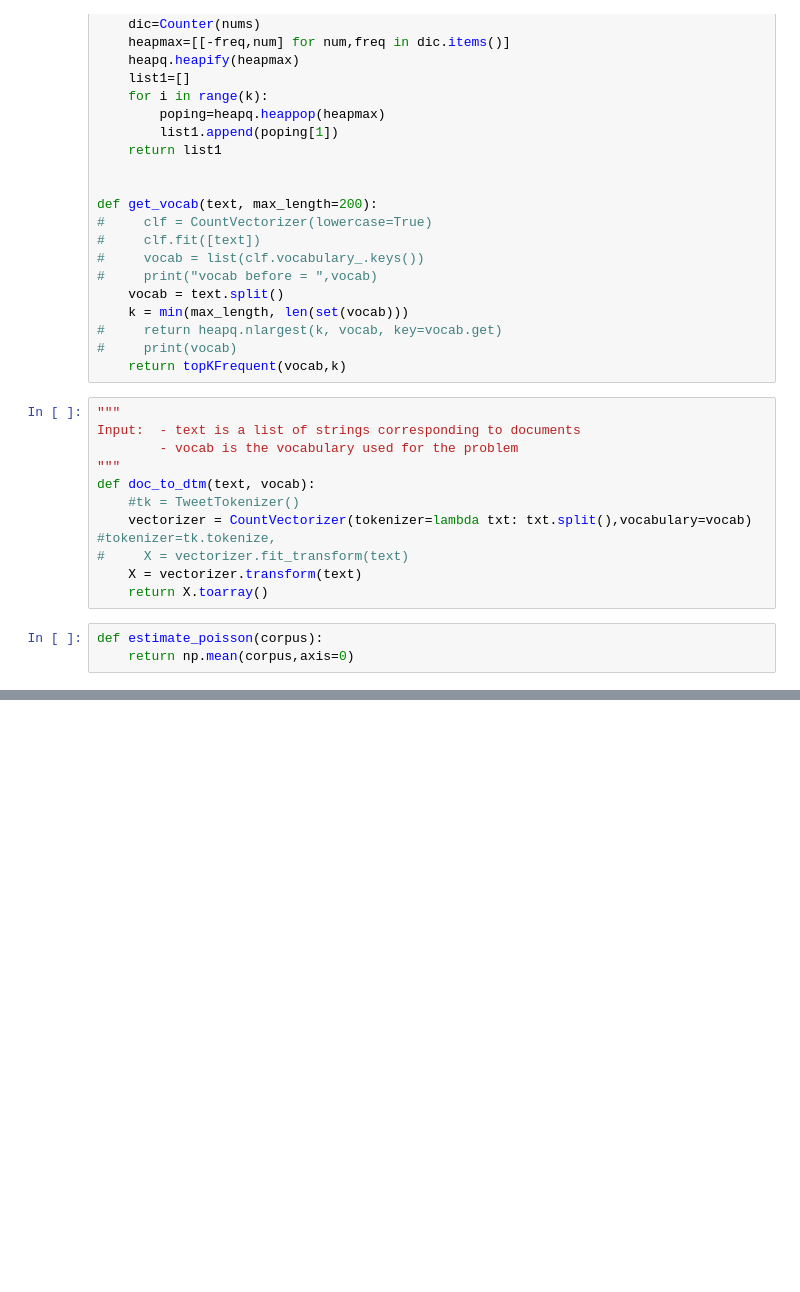
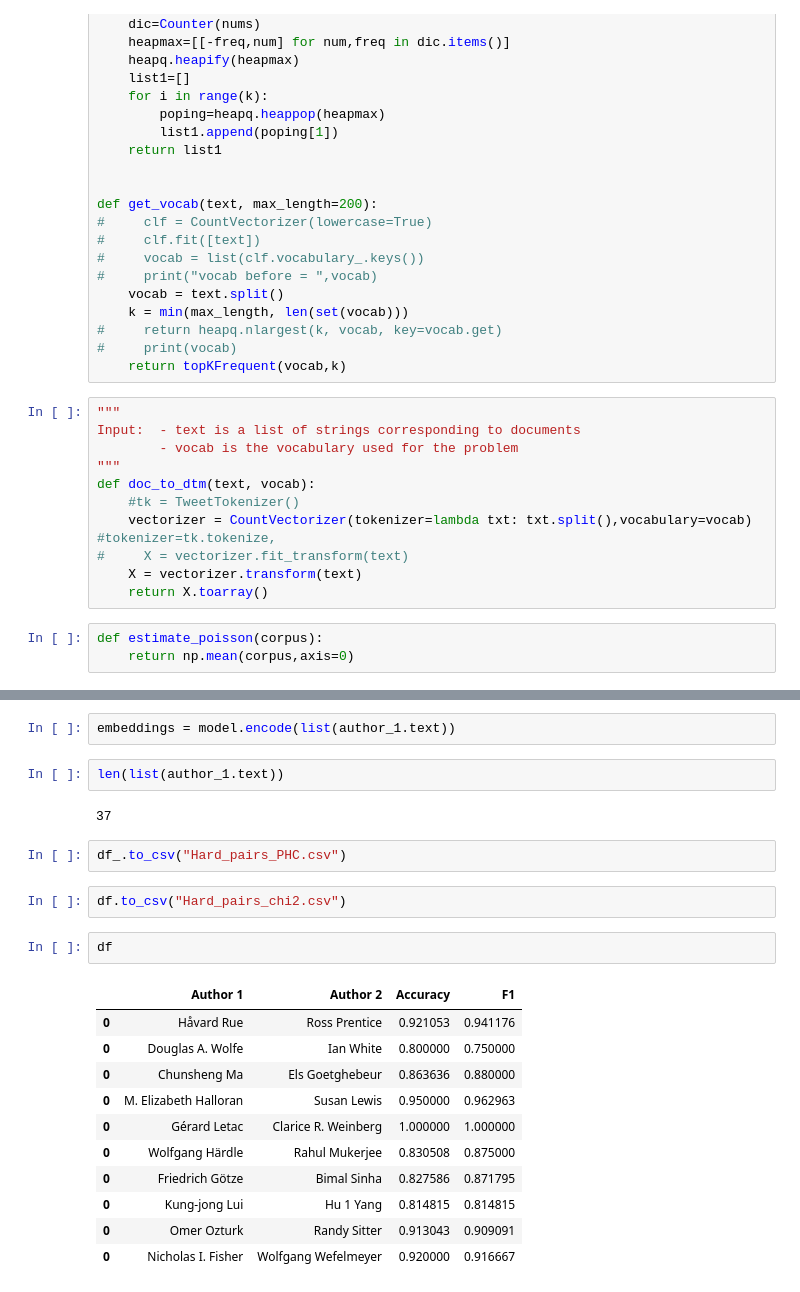
Before and after one commit to Gabriel78110/NLP-authorship, a Jupyter notebook: HC_from_scratch.ipynb, the cells around one changed output, grey strips where cells are left out. Cells and saved outputs as stored; diff of their text form; blank space fills up the shorter version.

```diff
--- a/HC_from_scratch.ipynb
+++ b/HC_from_scratch.ipynb
@@ -171,3 +241,27 @@ Accuracy on test set = 0.8421052631578947
+# %%
+embeddings = model.encode(list(author_1.text))
+# %%
+len(list(author_1.text))
+# %% [output]
+37
+# %%
+df_.to_csv("Hard_pairs_PHC.csv")
+# %%
+df.to_csv("Hard_pairs_chi2.csv")
+# %%
+df
+# %% [output]
+|  | Author 1 | Author 2 | Accuracy | F1 |
+| 0 | Håvard Rue | Ross Prentice | 0.921053 | 0.941176 |
+| 0 | Douglas A. Wolfe | Ian White | 0.800000 | 0.750000 |
+| 0 | Chunsheng Ma | Els Goetghebeur | 0.863636 | 0.880000 |
+| 0 | M. Elizabeth Halloran | Susan Lewis | 0.950000 | 0.962963 |
+| 0 | Gérard Letac | Clarice R. Weinberg | 1.000000 | 1.000000 |
+| 0 | Wolfgang Härdle | Rahul Mukerjee | 0.830508 | 0.875000 |
+| 0 | Friedrich Götze | Bimal Sinha | 0.827586 | 0.871795 |
+| 0 | Kung-jong Lui | Hu 1 Yang | 0.814815 | 0.814815 |
+| 0 | Omer Ozturk | Randy Sitter | 0.913043 | 0.909091 |
+| 0 | Nicholas I. Fisher | Wolfgang Wefelmeyer | 0.920000 | 0.916667 |
 # %%
 if __name__ == "__main__":
 #     author1 = "Aiyi Liu"
```
Also changed, not shown: parts of 19 cells of this notebook, 4 other files.
